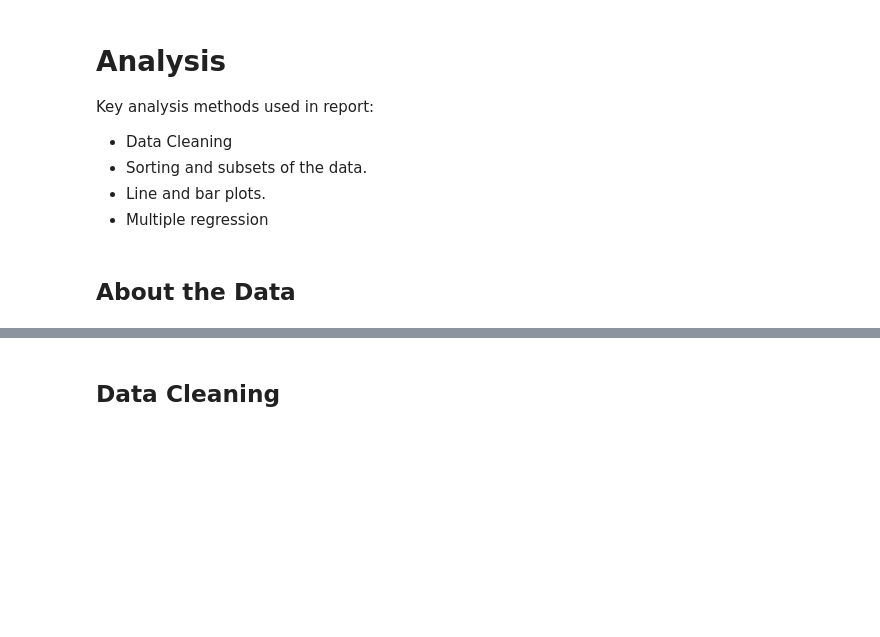
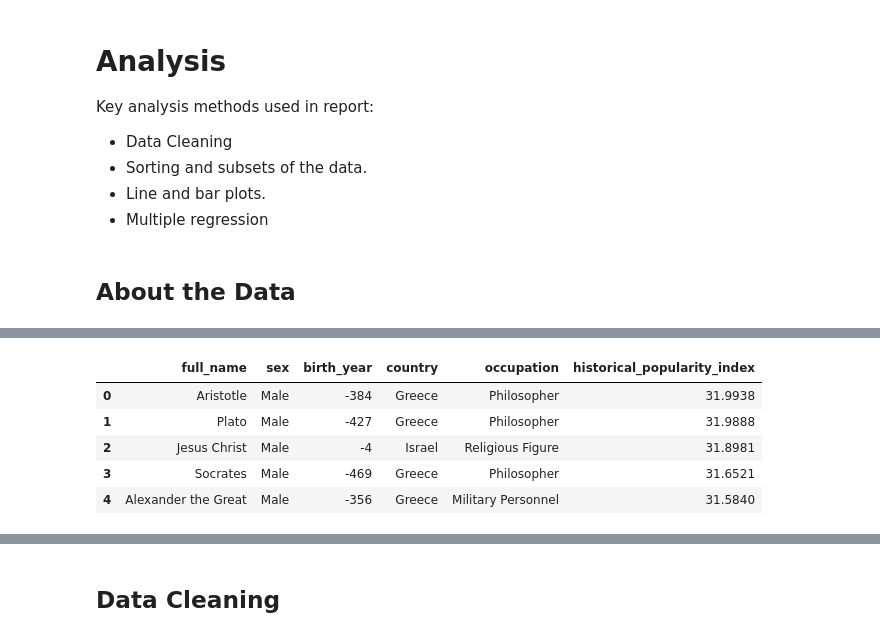
Before and after one commit to tbahng/ist652-final_project, a Jupyter notebook: Final_Project_Report.ipynb, the cells around one changed output, grey strips where cells are left out. Saved outputs shown, nothing was run; the diff lists cells and outputs as text; code cells hidden in the pictures; blank space fills up the shorter version.

```diff
--- a/Final_Project_Report.ipynb
+++ b/Final_Project_Report.ipynb
@@ -23,0 +77,13 @@ Key analysis methods used in report:
+# %%
+# Creating a varibale to hold fields for displaying purpose since not all will fit
+columnToDisplayDirtyData = ['full_name', 'sex', 'birth_year', 'country', 'occupation','historical_popularity_index']
+# %%
+# Showing the first 5 rows of the data in the data frame
+dfDirtyData.loc[:,columnToDisplayDirtyData].head(5)
+# %% [output]
+|  | full_name | sex | birth_year | country | occupation | historical_popularity_index |
+| 0 | Aristotle | Male | -384 | Greece | Philosopher | 31.9938 |
+| 1 | Plato | Male | -427 | Greece | Philosopher | 31.9888 |
+| 2 | Jesus Christ | Male | -4 | Israel | Religious Figure | 31.8981 |
+| 3 | Socrates | Male | -469 | Greece | Philosopher | 31.6521 |
+| 4 | Alexander the Great | Male | -356 | Greece | Military Personnel | 31.5840 |
```
Also changed, not shown: parts of 34 cells of this notebook.
